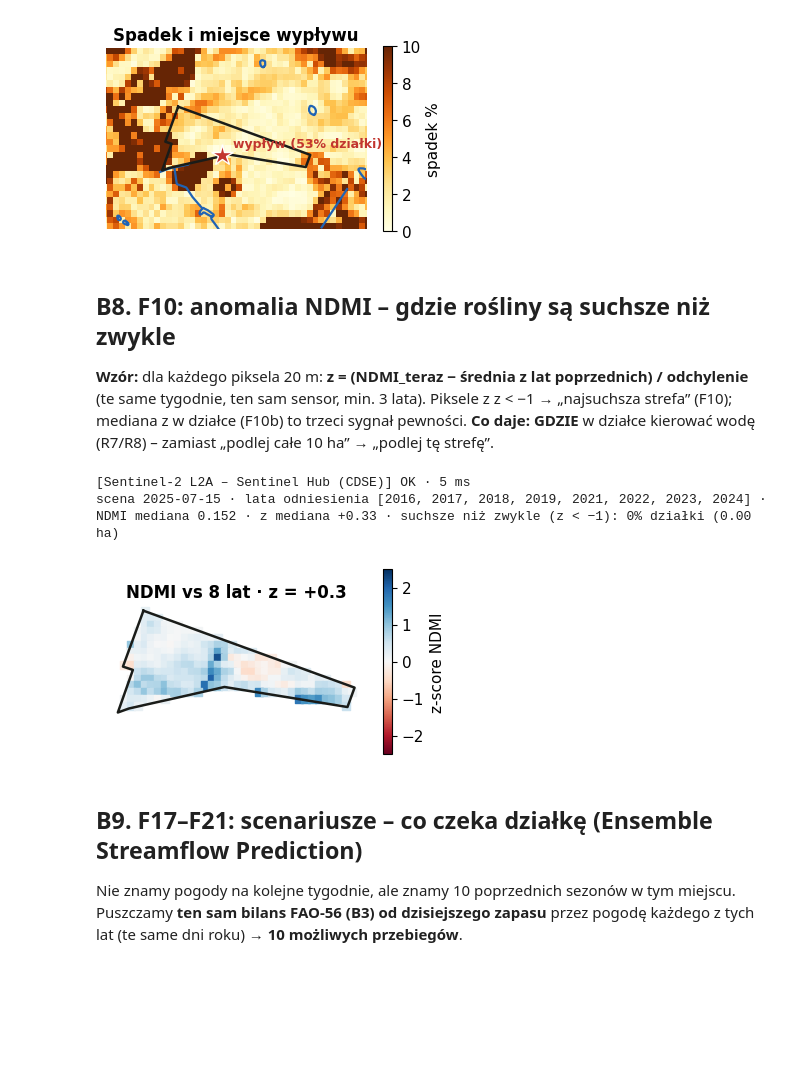
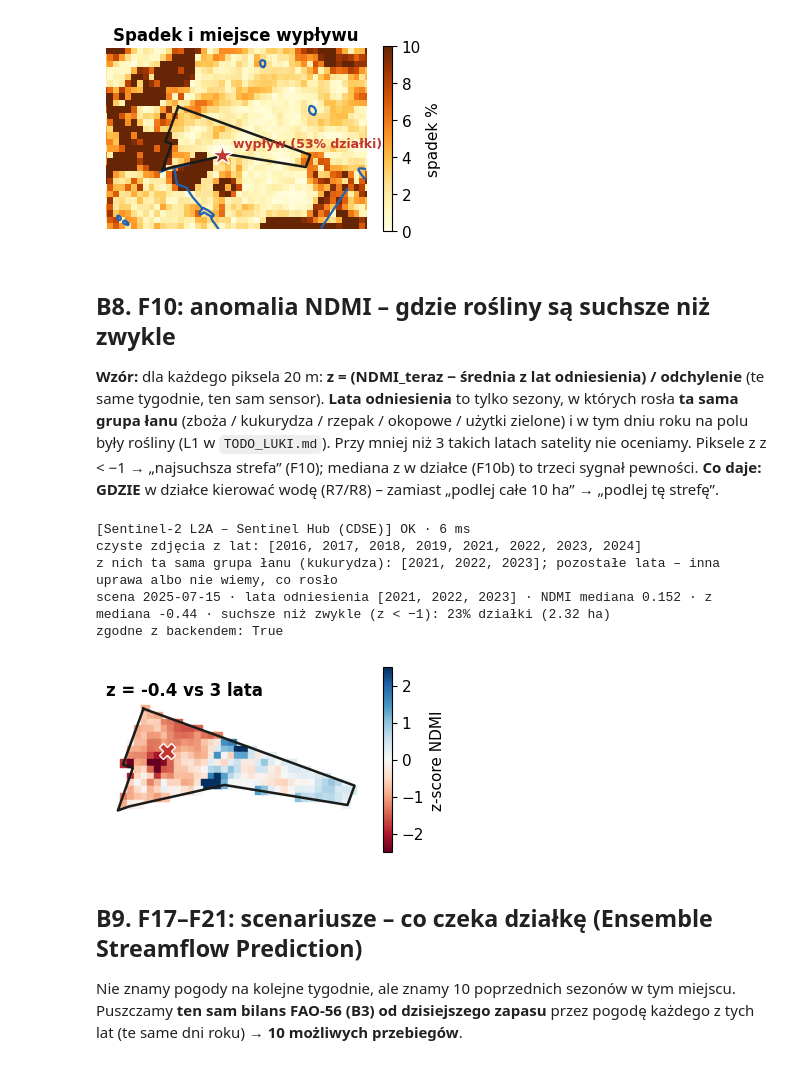
Before and after one commit to Marek55S/HackNation2026_FarmerAssistant, a Jupyter notebook: notebooks/pipeline_dzialka.ipynb, the cells around one changed output. Drawn from its saved outputs; the diff is of its cells as text; code cells hidden in the pictures; blank space fills up the shorter version.

```diff
--- a/notebooks/pipeline_dzialka.ipynb
+++ b/notebooks/pipeline_dzialka.ipynb
@@ -480,6 +516,15 @@ print(f"uprawa: {u.nazwa} · Kc {u.kc} · fazy {u.fazy} dni od {u.start[1]}.{u.s
 print(f"okno wrażliwości: {u.okno_opis} ({u.faza_krytyczna})")
 print(f"gleba kat. {kat} → TAW = {C.WOD_MM[kat]:.0f} mm/m × {min(u.zr, 1.0)} m = {TAW:.0f} mm · RAW = p·TAW = {RAW:.1f} mm · CN = {CN}")
 print("zgodne z backendem:", TAW == F["TAW"] and kat == F["kat"])
+
+# uprawa w każdym roku – ta sama reguła co backend (L1, L2): rok D – deklaracja ARiMR; wcześniej – mapa upraw Copernicus
+# (≥ 50% pikseli działki). ARiMR za D−1 (2024) nie ma usługi WFS, więc 2024 bierzemy z mapy Copernicus.
+def uprawa_roku(y):
+    if y == D.year:
+        return u, "ARiMR"
+    c_ = _clms_rok(wcl, y)
+    return (UPRAWY[c_["key"]], "Copernicus") if c_ else (None, "nieznana – przyjęto bieżącą")
+print("uprawa w latach:", ", ".join(f"{y}: {(uprawa_roku(y)[0].nazwa.lower() if uprawa_roku(y)[0] else '?')}" for y in range(2015, 2026)))
 # %% [output]
 uprawa: Kukurydza · Kc (0.3, 1.2, 0.5) · fazy (30, 40, 50, 40) dni od 25.04 · p = 0.55 · korzenie 1.0 m
 okno wrażliwości: lipiec–sierpień (wiechowanie i kwitnienie)
@@ -683,27 +730,47 @@ ulew > 10 mm w 2015–2025: 135 · spływa F7b = 1.9% ich opadu (CN 67)
 # %% [markdown]
 ## B8. F10: anomalia NDMI – gdzie rośliny są suchsze niż zwykle
 
-**Wzór:** dla każdego piksela 20 m: **z = (NDMI_teraz − średnia z lat poprzednich) / odchylenie** (te same tygodnie, ten sam sensor, min. 3 lata).
+**Wzór:** dla każdego piksela 20 m: **z = (NDMI_teraz − średnia z lat odniesienia) / odchylenie** (te same tygodnie, ten sam sensor).
+**Lata odniesienia** to tylko sezony, w których rosła **ta sama grupa łanu** (zboża / kukurydza / rzepak / okopowe / użytki zielone)
+i w tym dniu roku na polu były rośliny (L1 w `TODO_LUKI.md`). Przy mniej niż 3 takich latach satelity nie oceniamy.
 Piksele z z < −1 → „najsuchsza strefa” (F10); mediana z w działce (F10b) to trzeci sygnał pewności.
 **Co daje:** **GDZIE** w działce kierować wodę (R7/R8) – zamiast „podlej całe 10 ha” → „podlej tę strefę”.
 # %%
-wsat = await cdse.ndmi_anomalia_sh(client, rings, D, okno_sat)
+from app.analysis import lata_tej_samej_uprawy
+from app.crops import grupa
+wraw = await cdse.ndmi_anomalia_sh(client, rings, D, okno_sat)     # scena docelowa + te same dni z poprzednich lat
+if not wraw.ok:
+    wraw = await satellite.ndmi_anomalia(client, rings, D, okno_sat)
+pokaz(wraw)
+lata_zdjec = sorted(y for y, _ in wraw.dane["refs"])
+dzien_sceny = date.fromisoformat(wraw.dane["meta"]["data"])
+lata_ok = lata_tej_samej_uprawy(lata_zdjec, u, dzien_sceny, uprawa_roku)
+print(f"czyste zdjęcia z lat: {lata_zdjec}")
+print(f"z nich ta sama grupa łanu ({grupa(u)}): {sorted(lata_ok)}; pozostałe lata – inna uprawa albo nie wiemy, co rosło")
+wsat = satellite.anomalia(wraw, lata_ok)
 if not wsat.ok:
-    wsat = await satellite.ndmi_anomalia(client, rings, D, okno_sat)
-pokaz(wsat)
-sat = wsat.dane
-print(f"scena {sat['data']} · lata odniesienia {sat['lata_ref']} · NDMI mediana {sat['ndmi_med']:.3f} · z mediana {sat['z_med']:+.2f} · "
-      f"suchsze niż zwykle (z < −1): {100 * sat['sucho_udzial']:.0f}% działki ({sat['sucho_ha']:.2f} ha)")
-pk = np.array(sat["piksele"])
-fig, ax = plt.subplots(figsize=(4.2, 3))
-sc = ax.scatter(pk[:, 0], pk[:, 1], c=pk[:, 2], cmap="RdBu", norm=TwoSlopeNorm(0, -2.5, 2.5), marker="s", s=34)
-obrys(ax); plt.colorbar(sc, ax=ax, shrink=.8, label="z‑score NDMI")
-ax.set_title(f"NDMI vs {len(sat['lata_ref'])} lat · z = {sat['z_med']:+.1f}"); bez_osi(ax)
-zapisz(fig, "b8_ndmi_z")
+    print("satelity nie oceniamy:", wsat.powod)
+else:
+    sat = wsat.dane
+    print(f"scena {sat['data']} · lata odniesienia {sat['lata_ref']} · NDMI mediana {sat['ndmi_med']:.3f} · z mediana {sat['z_med']:+.2f} · "
+          f"suchsze niż zwykle (z < −1): {100 * sat['sucho_udzial']:.0f}% działki ({sat['sucho_ha']:.2f} ha)")
+    print("zgodne z backendem:", sat["lata_ref"] == out["sucho"]["lata"] and abs(sat["z_med"] - out["sucho"]["z_med"]) < 1e-9
+          and abs(sat["sucho_ha"] - out["sucho"]["sucho_ha"]) < 1e-9)
+    pk = np.array(sat["piksele"])
+    fig, ax = plt.subplots(figsize=(4.2, 3))
+    sc = ax.scatter(pk[:, 0], pk[:, 1], c=pk[:, 2], cmap="RdBu", norm=TwoSlopeNorm(0, -2.5, 2.5), marker="s", s=34)
+    obrys(ax); plt.colorbar(sc, ax=ax, shrink=.8, label="z‑score NDMI")
+    if sat["sucho_srodek"]:
+        ax.plot(*sat["sucho_srodek"], "X", ms=11, color=CZER, mec="white")
+    ax.set_title(f"z = {sat['z_med']:+.1f} vs {len(sat['lata_ref'])} lata", loc="left"); bez_osi(ax)
+    zapisz(fig, "b8_ndmi_z")
 # %% [output]
-[Sentinel‑2 L2A – Sentinel Hub (CDSE)] OK · 5 ms
-scena 2025-07-15 · lata odniesienia [2016, 2017, 2018, 2019, 2021, 2022, 2023, 2024] · NDMI mediana 0.152 · z mediana +0.33 · suchsze niż zwykle (z < −1): 0% działki (0.00 ha)
+[Sentinel‑2 L2A – Sentinel Hub (CDSE)] OK · 6 ms
+czyste zdjęcia z lat: [2016, 2017, 2018, 2019, 2021, 2022, 2023, 2024]
+z nich ta sama grupa łanu (kukurydza): [2021, 2022, 2023]; pozostałe lata – inna uprawa albo nie wiemy, co rosło
+scena 2025-07-15 · lata odniesienia [2021, 2022, 2023] · NDMI mediana 0.152 · z mediana -0.44 · suchsze niż zwykle (z < −1): 23% działki (2.32 ha)
+zgodne z backendem: True
-[figure, old version]
+[figure, new version]
 # %% [markdown]
 ## B9. F17–F21: scenariusze – co czeka działkę (Ensemble Streamflow Prediction)
 
```
Also changed, not shown: parts of 20 cells of this notebook, 3 other files.
